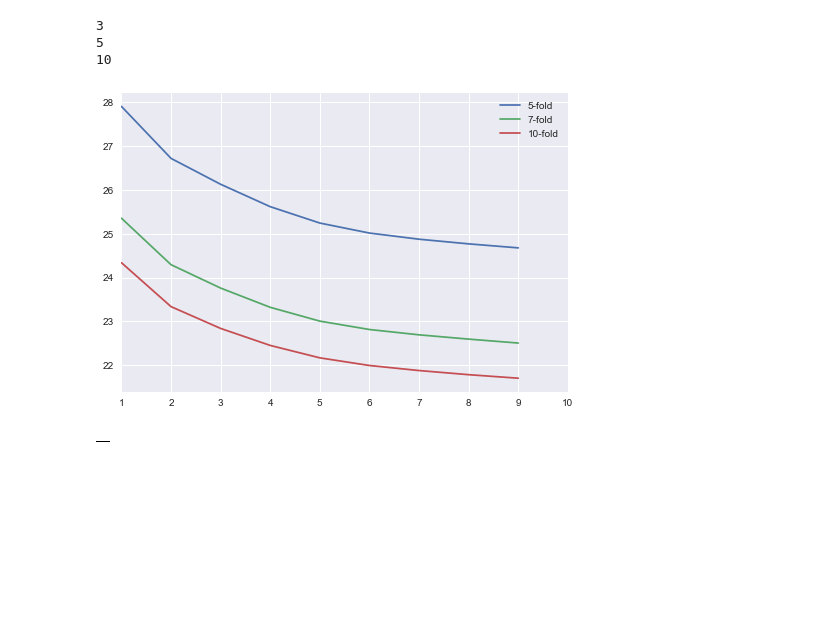
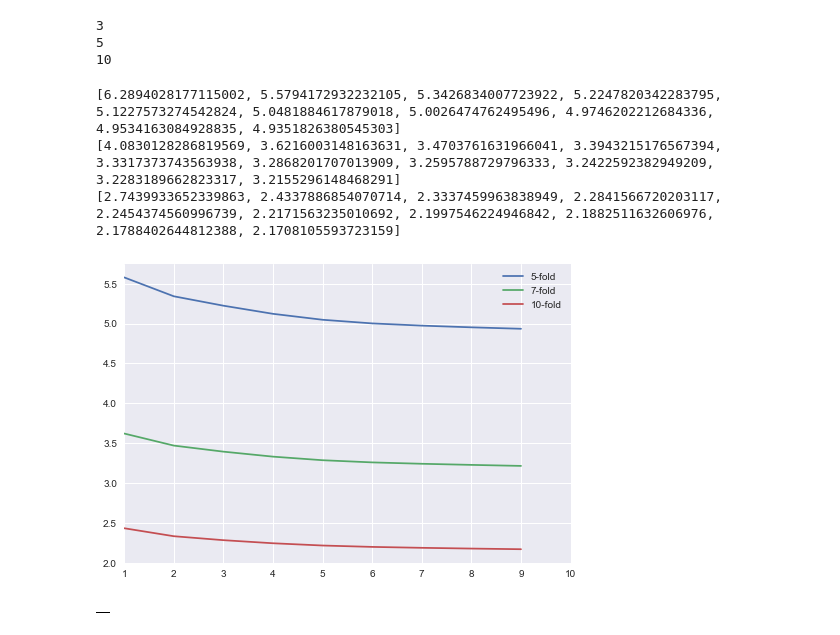
Before and after one commit to tvganesh/ML-Part2, a Jupyter notebook: RandPython-Part2.ipynb, the cells around one changed output. Drawn from its saved outputs; the diff is of its cells as text; code cells hidden in the pictures; blank space fills up the shorter version.

```diff
--- a/RandPython-Part2.ipynb
+++ b/RandPython-Part2.ipynb
@@ -478,35 +478,40 @@ def computeCVError(X,y,folds):
     degree1=[1,2,3,4,5,6,7,8,9,10]
     for j in degree1:
         kf = KFold(len(X),n_folds=folds)
         for train_index, test_index in kf:
             X_train, X_test = X.iloc[train_index], X.iloc[test_index]
             y_train, y_test = y.iloc[train_index], y.iloc[test_index]
 
             poly = PolynomialFeatures(degree=j)
             X_train_poly = poly.fit_transform(X_train)
             X_test_poly = poly.fit_transform(X_test)
             linreg = LinearRegression().fit(X_train_poly, y_train)
             y_pred = linreg.predict(X_test_poly)
             test_mse = mean_squared_error(y_test, y_pred)
             mse.append(test_mse)
-        deg.append(np.mean(mse))
+        mse1=np.mean(mse)/folds
+        deg.append(mse1)
 
     return(deg)
 
 df=pd.DataFrame()
 for folds in [5,7,10]:
     cvError=computeCVError(X,y,folds)
+    print(cvError)
     df1=pd.DataFrame(cvError)
     df=pd.concat([df,df1],axis=1)
     #print(cvError)
 
 df.columns=['5-fold','7-fold','10-fold']
 df1=df.reindex([1,2,3,4,5,6,7,8,9,10])
 df1
 df1.plot()
 plt.show()
 # %% [output]
+[6.2894028177115002, 5.5794172932232105, 5.3426834007723922, 5.2247820342283795, 5.1227573274542824, 5.0481884617879018, 5.0026474762495496, 4.9746202212684336, 4.9534163084928835, 4.9351826380545303]
+[4.0830128286819569, 3.6216003148163631, 3.4703761631966041, 3.3943215176567394, 3.3317373743563938, 3.2868201707013909, 3.2595788729796333, 3.2422592382949209, 3.2283189662823317, 3.2155296148468291]
+[2.7439933652339863, 2.4337886854070714, 2.3337459963838949, 2.2841566720203117, 2.2454374560996739, 2.2171563235010692, 2.1997546224946842, 2.1882511632606976, 2.1788402644812388, 2.1708105593723159]
-[figure, old version]
+[figure, new version]
 # %%
 df=pd.DataFrame()
 df
```
